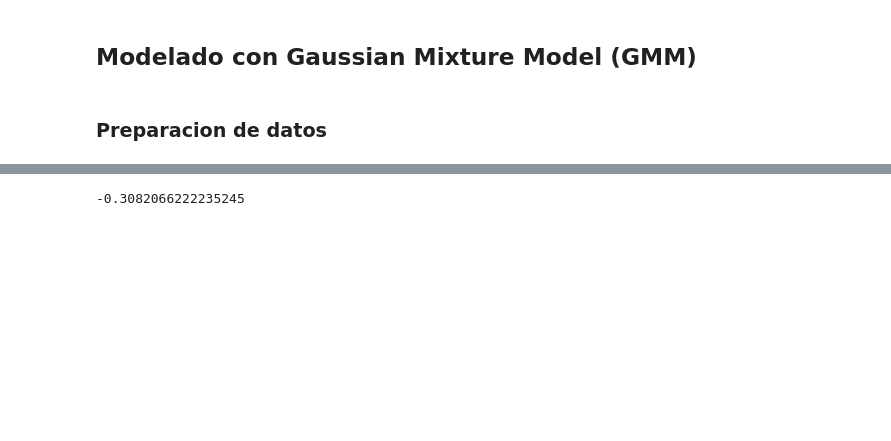
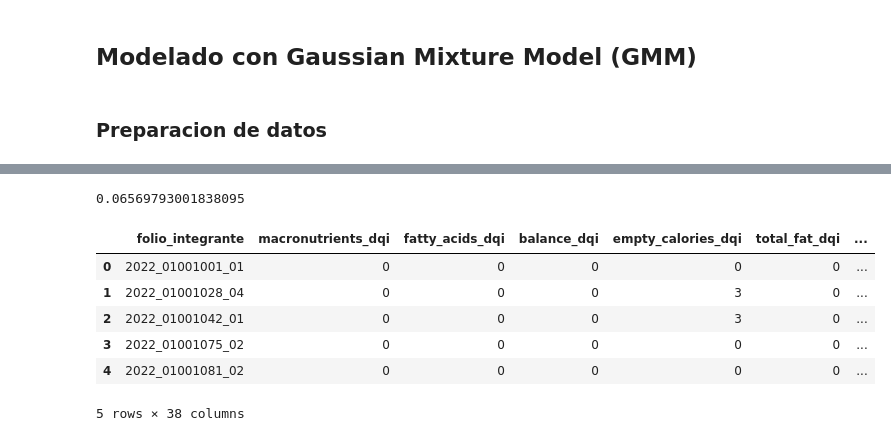
Before and after one commit to christiancalidad/ProyectoIntegradorSep24_Grupo15, a Jupyter notebook: 3.3 Modelo GMM.ipynb, the cells around one changed output, grey strips where cells are left out. Cells and saved outputs as stored; diff of their text form; code cells hidden in the pictures; blank space fills up the shorter version.

```diff
--- a/3.3 Modelo GMM.ipynb
+++ b/3.3 Modelo GMM.ipynb
@@ -149,29 +192,22 @@ cluster = 9, Puntaje de Silueta = -0.3082066222235245
-# %%
-def plot_component_spider_plotly(means, n_components):
-    num_features = means.shape[1]
-    feature_labels = [f'C {i + 1}' for i in range(num_features)]
-    data = []
-    for i in range(n_components):
-        values = means[i].tolist() + [means[i][0]]
-        data.append(values)
-
-    df = pd.DataFrame(data, columns=feature_labels + ['Caracteristica 1'])
-    df['componente'] = [f'componente {i + 1}' for i in range(n_components)]
-    df = pd.melt(df, id_vars='componente', value_vars=feature_labels,
-                 var_name='Caracteristica', value_name='Valor')
-    fig = px.line_polar(df, r='Valor', theta='Caracteristica', color='componente',
-                        line_close=True, title=f'Spider Plot para {n_components} componentes')
-    fig.update_traces(fill='toself', opacity=0.25)
-    fig.show()
-
-
-
-gmm = GaussianMixture(n_components=9, random_state=42, max_iter=10000)
-gmm.fit(reduced_data)
-labels = gmm.predict(reduced_data)
-plot_component_spider_plotly(gmm.means_,2)
-score = silhouette_score(reduced_data, labels)
-
-print(score)
-# %% [output]
--0.3082066222235245
+# %%
+components = 2
+gmm = GaussianMixture(n_components=components, random_state=42, max_iter=10000)
+gmm.fit(df_dqi_pca)
+labels = gmm.predict(df_dqi_pca)
+plot_component_spider_plotly(gmm.means_,components)
+score = silhouette_score(df_dqi_pca, labels)
+
+print(score)
+# %% [output]
+0.06569793001838095
+# %%
+df_dqi = df_dqi.assign(Cluster=labels)
+df_dqi.head()
+# %% [output]
+|  | folio_integrante | macronutrients_dqi | fatty_acids_dqi | balance_dqi | empty_calories_dqi | total_fat_dqi | ... |
+| 0 | 2022_01001001_01 | 0 | 0 | 0 | 0 | 0 | ... |
+| 1 | 2022_01001028_04 | 0 | 0 | 0 | 3 | 0 | ... |
+| 2 | 2022_01001042_01 | 0 | 0 | 0 | 3 | 0 | ... |
+| 3 | 2022_01001075_02 | 0 | 0 | 0 | 0 | 0 | ... |
+| 4 | 2022_01001081_02 | 0 | 0 | 0 | 0 | 0 | ... |
+5 rows × 38 columns
```
Also changed, not shown: parts of 13 cells of this notebook.
